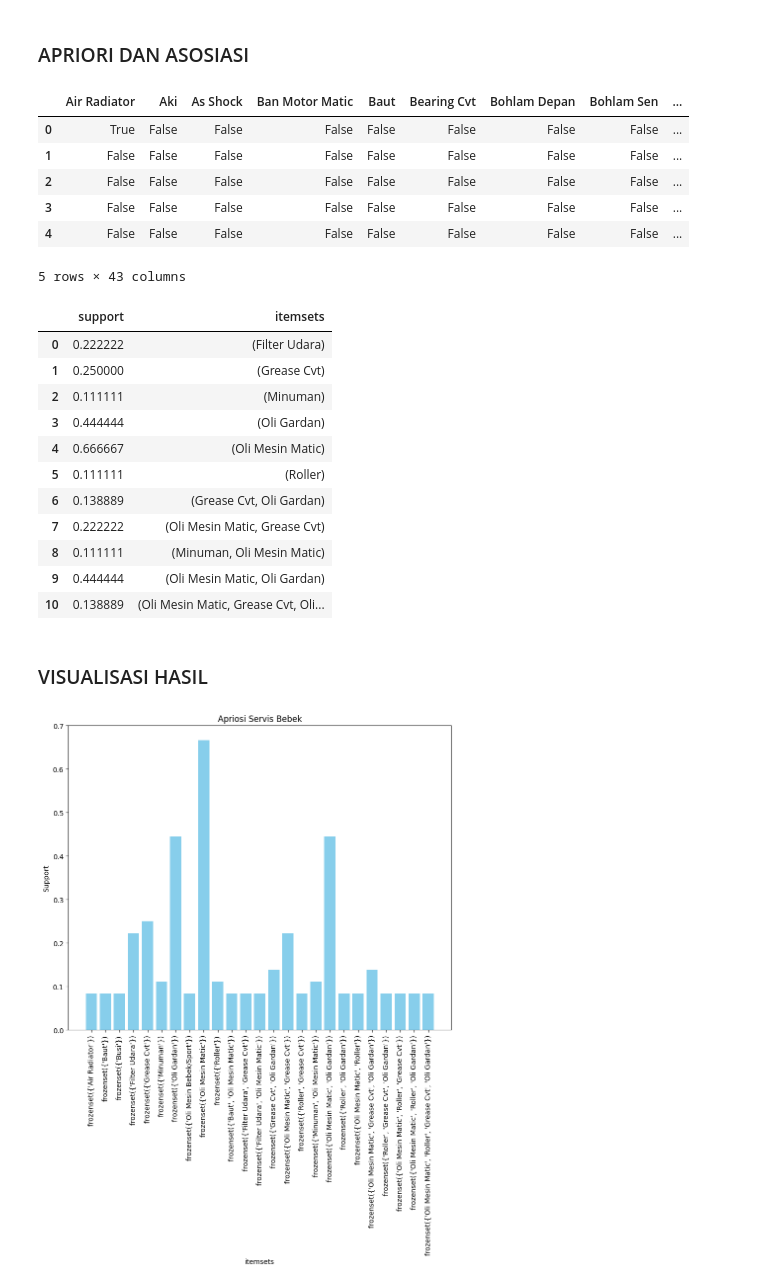
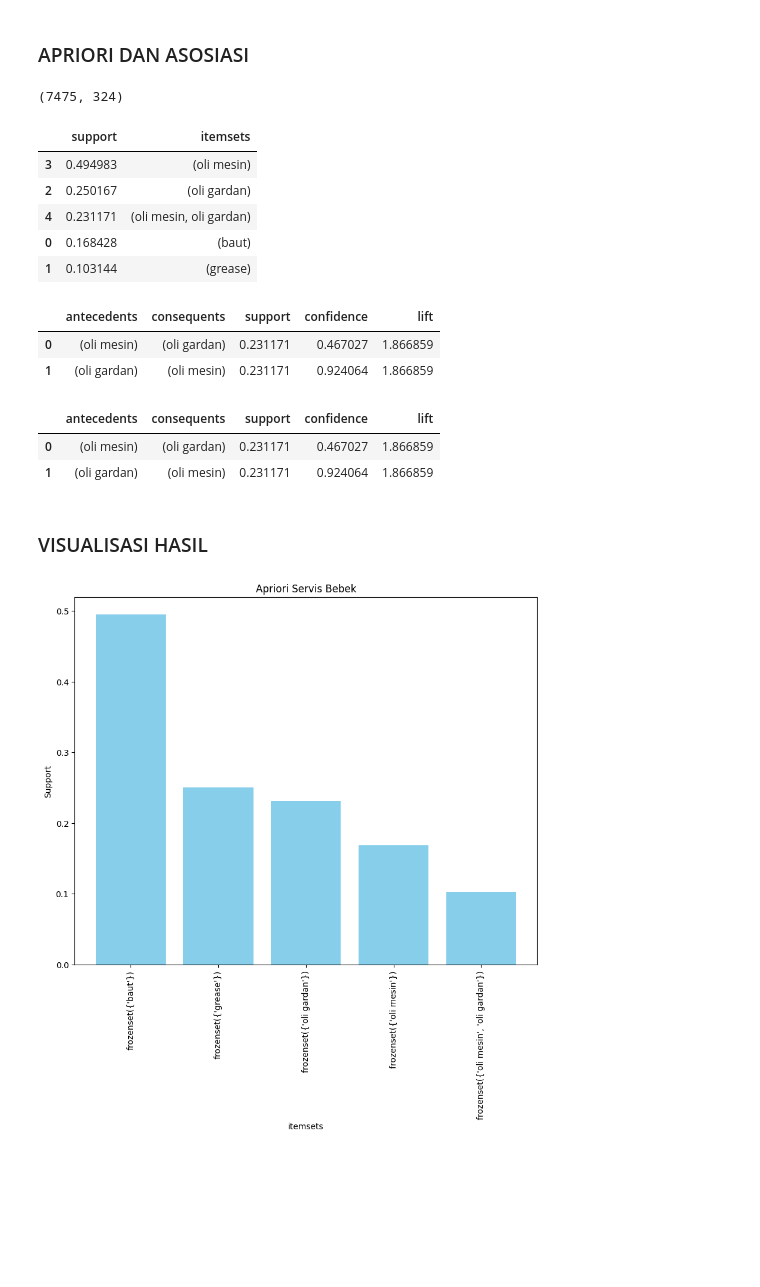
Before and after one commit to DhafinRA/Apriori, a Jupyter notebook: Apriori.ipynb, the cells around one changed output. Saved outputs shown, nothing was run; the diff lists cells and outputs as text; code cells hidden in the pictures; blank space fills up the shorter version.

Commit message:
data diubah berdasarkan kategori

```diff
--- a/Apriori.ipynb
+++ b/Apriori.ipynb
@@ -11,7 +11,7 @@ import os
 ### PREPROCESS DATA
 # %%
 #Raw Dataset
-df = pd.read_csv('https://raw.githubusercontent.com/DhafinRA/Apriori/refs/heads/main/servis_bebek.csv')
+df = pd.read_csv('/content/2024(2).csv')
 
 # menampilkan 5 data teratas dari data frame
 df.head()
@@ -25,6 +25,7 @@ df.head()
 # %%
 # Menghilangkan spasi dalam data
-df['Items'] = df['Items'].str.strip()
+df['Items'] = df['Items'].str.strip().str.lower()
+df['Group'] = df['Group'].str.strip().str.lower()
 # %%
 #Menampilkan Informasi Data Frame
 df.info()
@@ -117,28 +118,22 @@ plt.show()
 ### APRIORI DAN ASOSIASI
 # %%
 #Mengeblompokkan transaksi berdasarkan kolom ServTransCode untuk kolom Items
-transaksi = df.groupby('ServTransCode')['Items'].apply(list)
+transaksi = df.groupby('ServTransCode')['Group'].apply(list)
 
 #Mengubah data menjadi bentuk one-hot encoding
 te = TransactionEncoder()
 tf_encode = te.fit(transaksi).transform(transaksi)
 tf_df = pd.DataFrame(tf_encode, columns= te.columns_)
 
-tf_df.head()
+tf_df.shape
 #print(tf_df.head())
 # %% [output]
-|  | Air Radiator | Aki | As Shock | Ban Motor Matic | Baut | Bearing Cvt | Bohlam Depan | Bohlam Sen | ... |
-| 0 | True | False | False | False | False | False | False | False | ... |
-| 1 | False | False | False | False | False | False | False | False | ... |
-| 2 | False | False | False | False | False | False | False | False | ... |
-| 3 | False | False | False | False | False | False | False | False | ... |
-| 4 | False | False | False | False | False | False | False | False | ... |
-5 rows × 43 columns
+(7475, 324)
 # %%
 #Memasukkan Algoritma Apriori
 frequent_itemsets = apriori(tf_df, min_support=0.1, use_colnames=True)
 
-frequent_itemsets
+frequent_itemsets.sort_values(by='support',ascending=False)
 
 # menaruh hasil kedalam folder data
 # folder_name = 'data'
@@ -146,17 +141,11 @@ frequent_itemsets
 # frequent_itemsets.to_excel(file_path, index=False)
 # %% [output]
 |  | support | itemsets |
-| 0 | 0.222222 | (Filter Udara) |
-| 1 | 0.250000 | (Grease Cvt) |
-| 2 | 0.111111 | (Minuman) |
-| 3 | 0.444444 | (Oli Gardan) |
-| 4 | 0.666667 | (Oli Mesin Matic) |
-| 5 | 0.111111 | (Roller) |
-| 6 | 0.138889 | (Grease Cvt, Oli Gardan) |
-| 7 | 0.222222 | (Oli Mesin Matic, Grease Cvt) |
-| 8 | 0.111111 | (Minuman, Oli Mesin Matic) |
-| 9 | 0.444444 | (Oli Mesin Matic, Oli Gardan) |
-| 10 | 0.138889 | (Oli Mesin Matic, Grease Cvt, Oli... |
+| 3 | 0.494983 | (oli mesin) |
+| 2 | 0.250167 | (oli gardan) |
+| 4 | 0.231171 | (oli mesin, oli gardan) |
+| 0 | 0.168428 | (baut) |
+| 1 | 0.103144 | (grease) |
 # %%
 # memasukkan Association Rules dengan menggunakan K1 1-itemset
 ass_rules = association_rules(frequent_itemsets, metric='confidence', min_threshold=0.1, num_itemsets=1)
@@ -187,24 +176,32 @@ ass_rules_col
 # folder_name = 'data'
 # file_path = os.path.join(folder_name, 'hasil_asosiasi.xlsx')
 # ass_rules_col.to_excel(file_path, index=False)
+# %% [output]
+|  | antecedents | consequents | support | confidence | lift |
+| 0 | (oli mesin) | (oli gardan) | 0.231171 | 0.467027 | 1.866859 |
+| 1 | (oli gardan) | (oli mesin) | 0.231171 | 0.924064 | 1.866859 |
 # %%
 #Sorting berdasarkan Lift
 ass_sort= ass_rules_col.sort_values(by = 'lift', ascending = False)
 ass_sort.head()
 
-folder_name = 'data'
-file_path = os.path.join(folder_name, 'sorted_asosiasi.xlsx')
-ass_sort.to_excel(file_path, index=False)
+# folder_name = 'data'
+# file_path = os.path.join(folder_name, 'sorted_asosiasi.xlsx')
+# ass_sort.to_excel(file_path, index=False)
+# %% [output]
+|  | antecedents | consequents | support | confidence | lift |
+| 0 | (oli mesin) | (oli gardan) | 0.231171 | 0.467027 | 1.866859 |
+| 1 | (oli gardan) | (oli mesin) | 0.231171 | 0.924064 | 1.866859 |
 # %% [markdown]
 ### VISUALISASI HASIL
 # %%
 #Visualisasi Bar chart
 plt.figure(figsize=(10,8))
-plt.bar(frequent_itemsets['itemsets'].astype(str), frequent_itemsets['support'], color='skyblue')
+plt.bar(frequent_itemsets['itemsets'].astype(str), frequent_itemsets['support'].sort_values(ascending = False), color='skyblue')
 plt.xlabel('itemsets')
 plt.ylabel('Support')
 plt.xticks(rotation=90)
-plt.title('Apriosi Servis Bebek')
+plt.title('Apriori Servis Bebek')
 plt.show()
 # %% [output]
-[figure, old version]
+[figure, new version]
```
Also changed, not shown: parts of 7 cells of this notebook.
